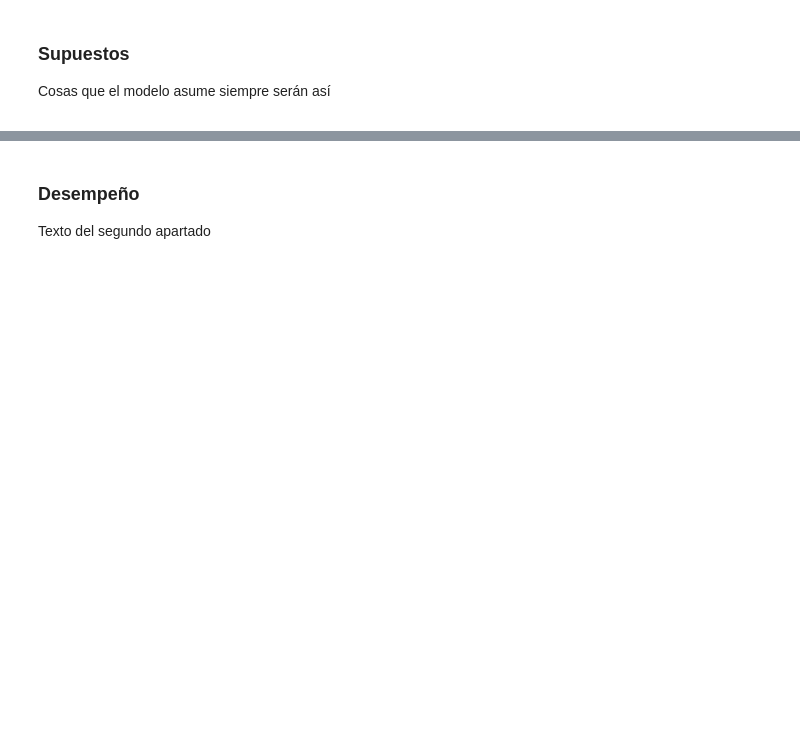
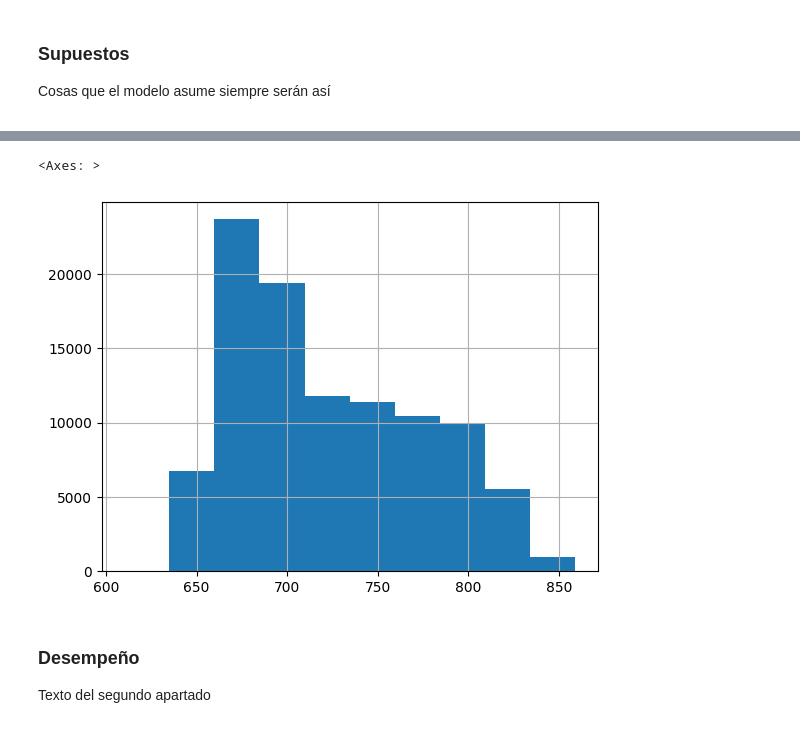
Before and after one commit to MauLTamez/ModelosDeCredito_Proyecto1, a Jupyter notebook: Modelo.ipynb, the cells around one changed output, grey strips where cells are left out. Cells and saved outputs as stored; diff of their text form; code cells hidden in the pictures; blank space fills up the shorter version.

```diff
--- a/Modelo.ipynb
+++ b/Modelo.ipynb
@@ -162,3 +164,8 @@ Texto del segundo apartado
+# %%
+setScore(data_clean)['Score_Predicted_in_points'].apply()
+# %% [output]
+<Axes: >
+[figure, added]
 # %% [markdown]
 <div id='model.4'/>
 
```
Also changed, not shown: parts of 6 cells of this notebook, 1 other file.
